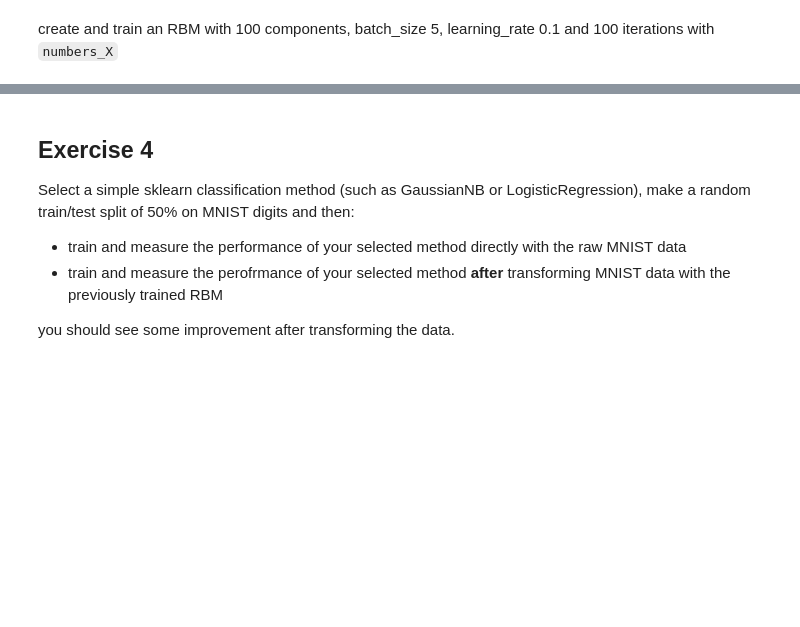
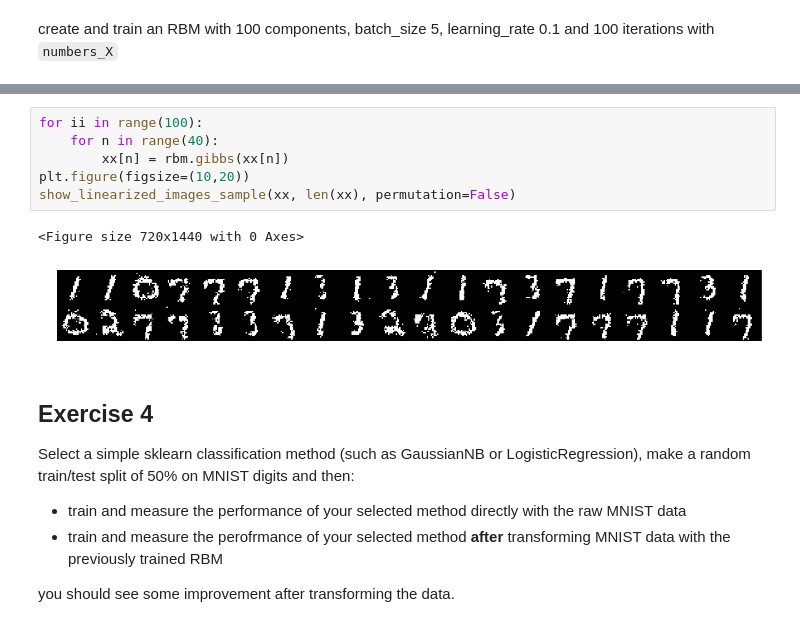
Before and after one commit to gabola24/FundamentosDeepLearning, a Jupyter notebook: Taller-Boltzman.ipynb, the cells around one changed output, grey strips where cells are left out. Saved outputs shown, nothing was run; the diff lists cells and outputs as text; blank space fills up the shorter version.

```diff
--- a/Taller-Boltzman.ipynb
+++ b/Taller-Boltzman.ipynb
@@ -181,3 +162,12 @@ show_linearized_images_sample(xx, len(xx), permutation=False)
+# %%
+for ii in range(100):
+    for n in range(40):
+        xx[n] = rbm.gibbs(xx[n])
+plt.figure(figsize=(10,20))
+show_linearized_images_sample(xx, len(xx), permutation=False)
+# %% [output]
+<Figure size 720x1440 with 0 Axes>
+[figure, added]
 # %% [markdown]
 ## Exercise 4
 
```
Also changed, not shown: parts of 31 cells of this notebook.
